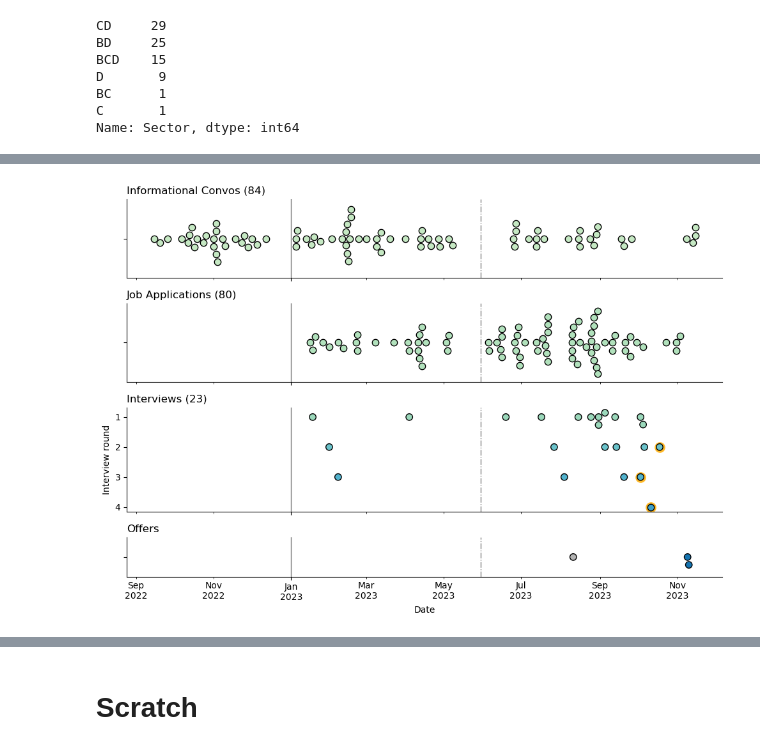
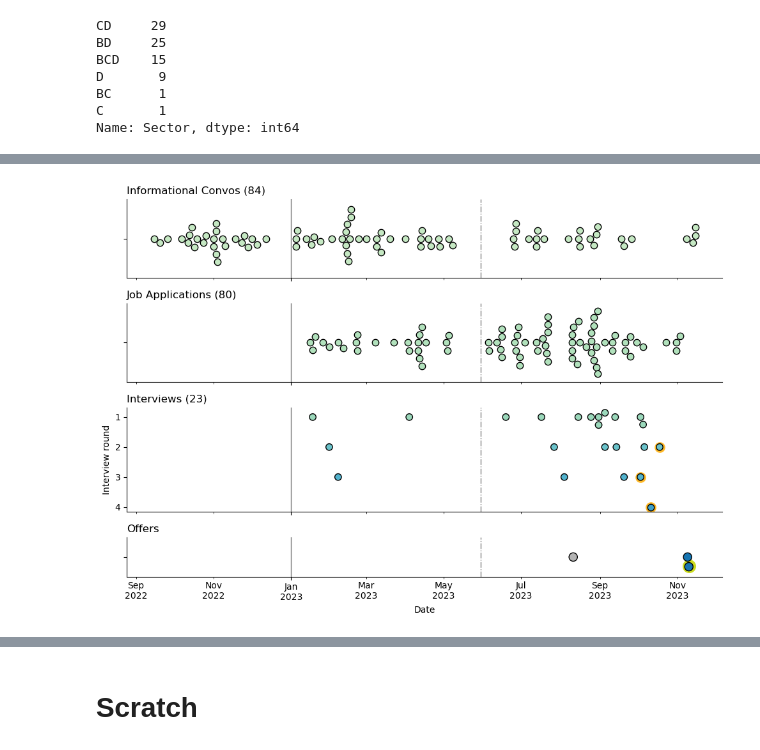
Before and after one commit to erinhwilson/data-explorations, a Jupyter notebook: job_app_viz.ipynb, the cells around one changed output, grey strips where cells are left out. Cells and saved outputs as stored; diff of their text form; code cells hidden in the pictures.

Commit message:
color tinkering

```diff
--- a/job_app_viz.ipynb
+++ b/job_app_viz.ipynb
@@ -564,10 +565,10 @@ C       1
 Name: Sector, dtype: int64
 # %%
 odf = pd.DataFrame(
-    data=[['Nori','2023-08-11',False],
-          ['Ginkgo','2023-11-09',True],
-          ['LanzaTech','2023-11-10',True]],
-    columns=['Company','Date','Real']
+    data=[['Nori','2023-08-11',False,False],
+          ['Ginkgo','2023-11-09',True,False,],
+          ['LanzaTech','2023-11-10',True,True]],
+    columns=['Company','Date','Real','Accept']
 )
 odf['Date'] = pd.to_datetime(odf['Date'])
 odf
@@ -632,40 +633,45 @@ sns.swarmplot(data=adf,x='Date',ax=ax2,size=msize,color='#b1e1bc',edgecolor='k',
 sns.swarmplot(data=interview_df,x='Date',y="Type",ax=ax3,size=msize,linewidth=1,edgecolor='k',
              hue="Type",palette={'1':'#9bd8bb','2':'#6ac2ca','3':'#51b2cd','4':'#3d9fc7'},
              legend=None)
-sns.swarmplot(data=odf,x='Date',ax=ax4,size=msize,hue='Real',
+sns.swarmplot(data=odf,x='Date',ax=ax4,size=msize+2,hue='Real',
               linewidth=1,edgecolor='k',palette={True:'#1675b1',False:'#b3b3b3'},legend=None)
 
 
 locator = mdates.MonthLocator(bymonth=[3,5,7,9,11])
 ax4.xaxis.set_minor_locator(locator)
 #ax.xaxis.set_minor_formatter(mdates.ConciseDateFormatter(locator))
 ax4.xaxis.set_minor_formatter(mdates.DateFormatter('%b\n%Y'))
 ax4.xaxis.set_major_locator(mdates.YearLocator())
 ax4.xaxis.set_major_formatter(mdates.DateFormatter('%b\n%Y'))
 
 ax1.set_title(f"Informational Convos ({casual_df.shape[0]})",loc='left')
 ax2.set_title(f"Job Applications ({adf.shape[0]})",loc='left')
 ax3.set_title(f"Interviews ({interview_df.shape[0]})",loc='left')
 ax3.set_ylabel("Interview round")
 ax4.set_title(f"Offers",loc='left')
 
 # mark defense and 2023
 defense = pd.to_datetime('2023-05-30')
 y2023 = pd.to_datetime('2023-01-01')
 for ax in [ax1,ax2,ax3,ax4]:
     ax.axvline(defense,color='gray',linestyle='-.',linewidth=1)
     ax.axvline(y2023,color='gray',linewidth=1)
 
 # highlight job talks
 jts = interview_df[interview_df['Person'].str.contains("job talk")]
 ax3.scatter(jts['Date'],jts['Type'],color='#feb928',s=120,)
 
+# highlight accept - finding the offset didn't work, just manually set it
+acc = odf[odf['Accept']==True]
+ax4.scatter(acc['Date'],-0.0047,color='#cadb20',s=200,) # #6abf50 #26bce1
+ax4.set_ylim(-0.01,0.01)
+
 
 sns.despine(left=False,bottom=False,top=True)
 plt.tight_layout()
 plt.savefig('convos.png',dpi=300)
 # %% [output]
-[figure, old version]
+[figure, new version]
 # %%
 apps = alt.Chart(adf).mark_point().encode(
     x='Date',
```
Also changed, not shown: parts of 6 cells of this notebook.
